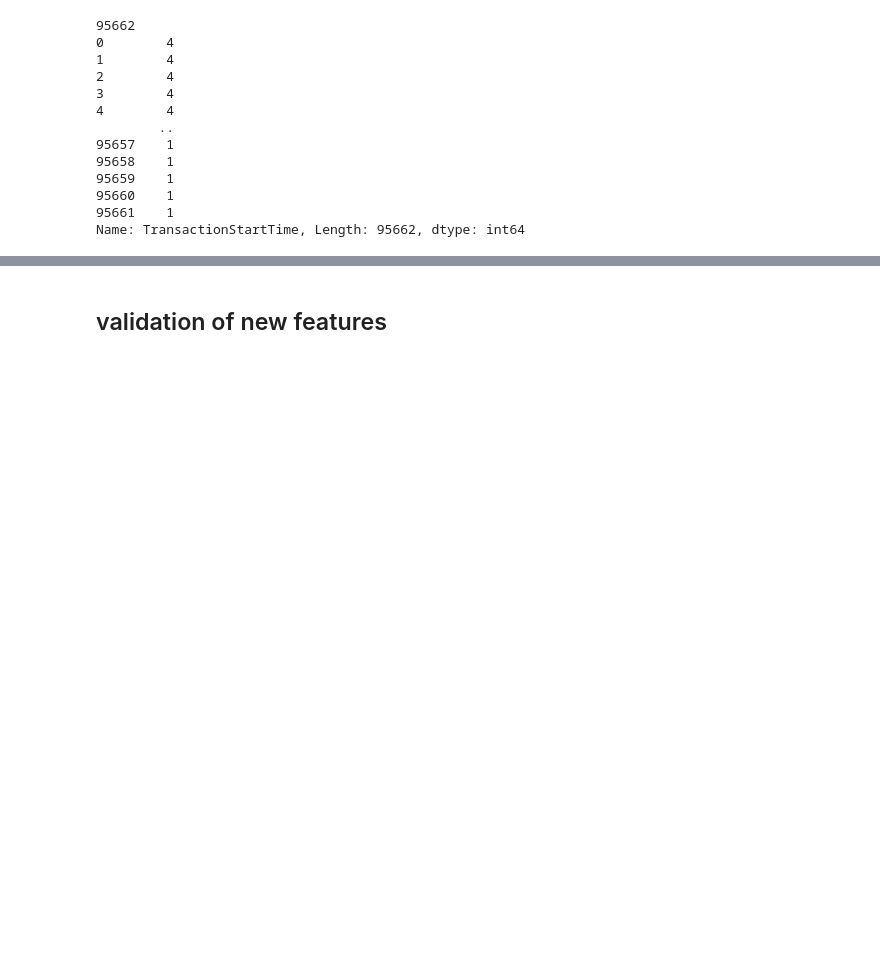
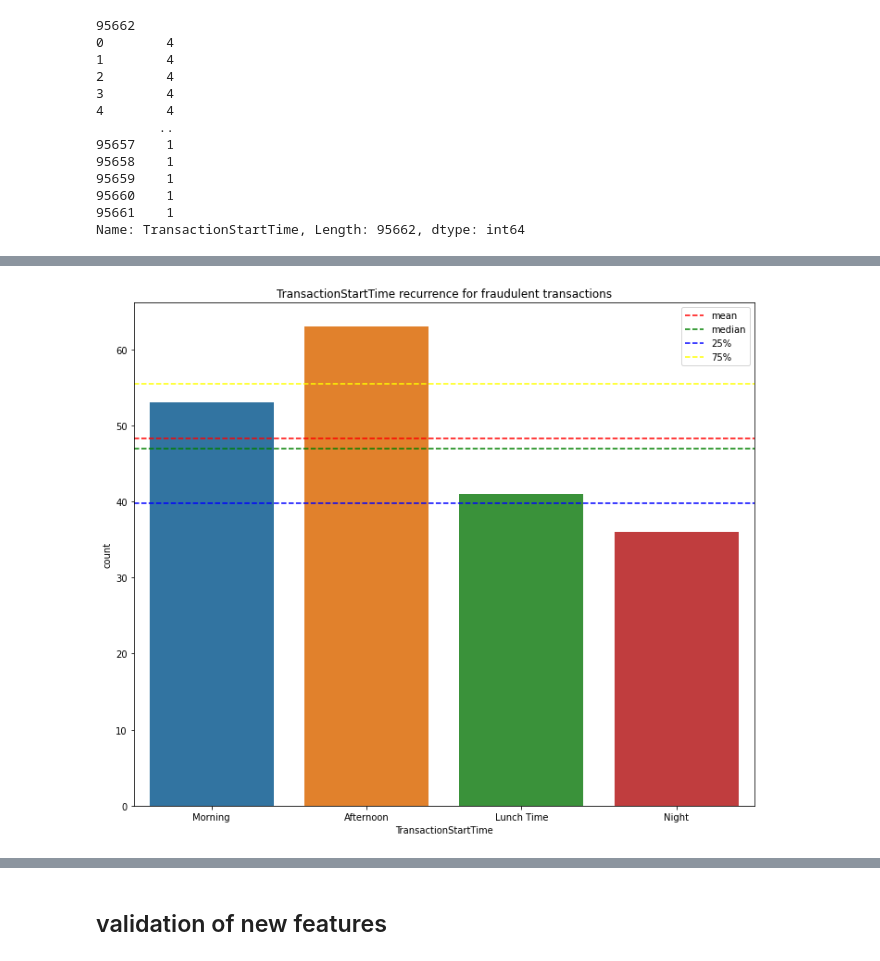
Before and after one commit to LeTouristeDeLECAM/Lab_AI_Fraud_Detection, a Jupyter notebook: Program/cleaning-data.ipynb, the cells around one changed output, grey strips where cells are left out. Cells and saved outputs as stored; diff of their text form; code cells hidden in the pictures; blank space fills up the shorter version.

```diff
--- a/Program/cleaning-data.ipynb
+++ b/Program/cleaning-data.ipynb
@@ -609,0 +633,26 @@ Name: TransactionStartTime, Length: 95662, dtype: int64
+# %%
+df_fraud_only = df_ord[df_ord['FraudResult'] != 0]
+# plot bar the recurrence of each TransactionStartTime value
+
+plt.figure(figsize=(12,10))
+sns.countplot(x='TransactionStartTime', data=df_fraud_only)
+#plot a line in the ghaph for the mean of the recurrence of each TransactionStartTime value
+plt.axhline(df_fraud_only['TransactionStartTime'].value_counts().mean(), color='red', linestyle='--', label='mean')
+## plot a line in the ghaph for the median of the recurrence of each TransactionStartTime value
+plt.axhline(df_fraud_only['TransactionStartTime'].value_counts().median(), color='green', linestyle='--', label='median')
+#plot a line in the ghaph for 25% of the recurrence of each TransactionStartTime value
+plt.axhline(df_fraud_only['TransactionStartTime'].value_counts().quantile(0.25), color='blue', linestyle='--', label='25%')
+#plot a line in the ghaph for 75% of the recurrence of each TransactionStartTime value show a description of the line in the legend
+plt.axhline(df_fraud_only['TransactionStartTime'].value_counts().quantile(0.75), color='yellow', linestyle='--', label='75%')
+plt.legend()
+
+#Change the xticks labels if label ==1 then label = 'Morning' if label ==2 then label = 'Afternoon' if label ==3 then label = 'Lunch Time' if label ==4 then label = 'Night'
+plt.xticks([0,1,2,3], ['Morning', 'Afternoon', 'Lunch Time', 'Night'])
+
+
+
+plt.title('TransactionStartTime recurrence for fraudulent transactions')
+#plt.savefig('../Report/images/TransactionStartTime_recurrence_fraud_new_feature.png')
+plt.show()
+# %% [output]
+[figure, added]
```
Also changed, not shown: parts of 17 cells of this notebook, 7 other files.
